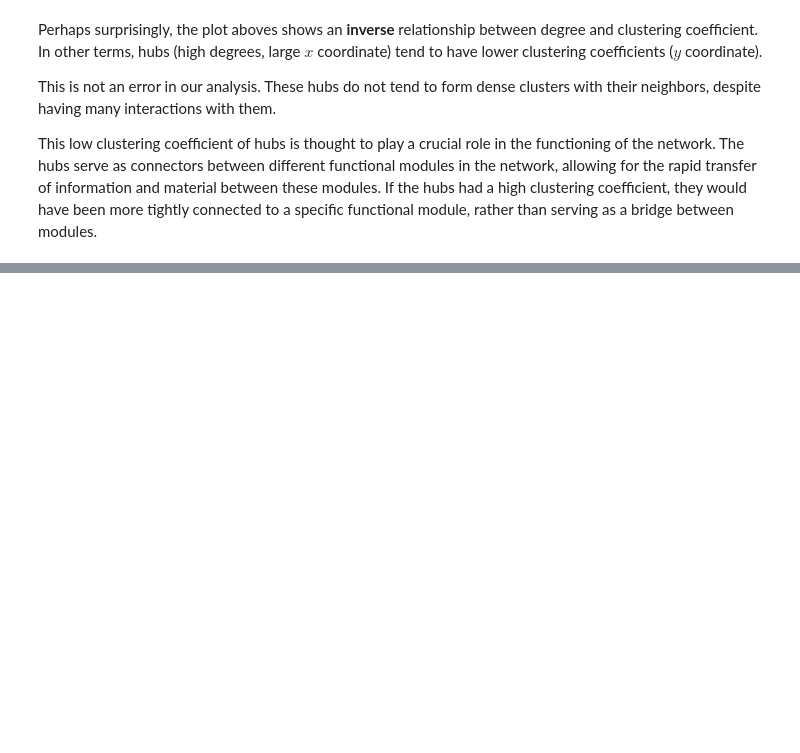
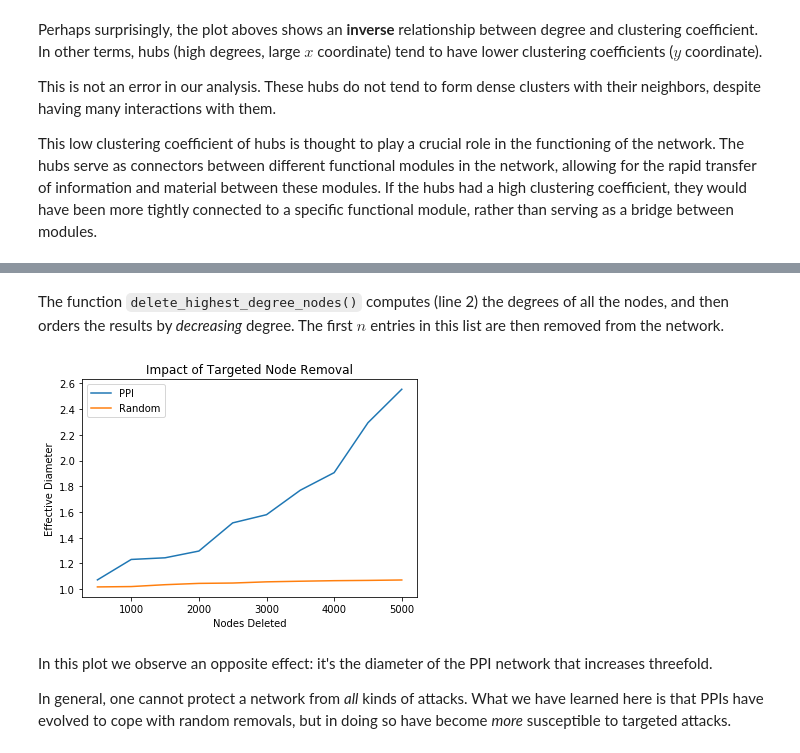
Before and after one commit to sales-lab/network-theory, a Jupyter notebook: index.ipynb, the cells around one changed output, grey strips where cells are left out. Drawn from its saved outputs; the diff is of its cells as text; code cells hidden in the pictures; blank space fills up the shorter version.

```diff
--- a/index.ipynb
+++ b/index.ipynb
@@ -229,0 +317,43 @@ This low clustering coefficient of hubs is thought to play a crucial role in the
+# %%
+def delete_highest_degree_nodes(g, n):
+    degrees = [(n.GetDeg(), n.GetId()) for n in g.Nodes()]
+    degrees.sort(reverse=True)
+
+    for _, id_ in degrees[:n]:
+        g.DelNode(id_)
+
+g_copy = g.ConvertGraph(snap.TUNGraph)
+initial_diameter = g_copy.GetBfsEffDiam(50)
+
+ppi_diameters = []
+for _ in tqdm(range(10)):
+    delete_highest_degree_nodes(g_copy, 500)
+    ppi_diameters.append(g_copy.GetBfsEffDiam(50) / initial_diameter)
+# %% [markdown]
+The function `delete_highest_degree_nodes()` computes (line 2) the degrees of all the nodes, and then orders the results by *decreasing* degree. The first $n$ entries in this list are then removed from the network.
+# %%
+rg_copy = rg.ConvertGraph(snap.TUNGraph)
+initial_diameter = rg_copy.GetBfsEffDiam(50)
+
+rnd_diameters = []
+for _ in tqdm(range(10)):
+    delete_highest_degree_nodes(rg_copy, 500)
+    rnd_diameters.append(rg_copy.GetBfsEffDiam(50) / initial_diameter)
+# %%
+fig, ax = plt.subplots()
+
+removed = [(i+1)*500 for i in range(len(ppi_diameters))]
+ax.plot(removed, ppi_diameters, label = "PPI")
+ax.plot(removed, rnd_diameters, label = "Random")
+ax.set_xlabel("Nodes Deleted")
+ax.set_ylabel("Effective Diameter")
+ax.set_title("Impact of Targeted Node Removal")
+
+ax.legend()
+plt.show()
+# %% [output]
+[figure, added]
+# %% [markdown]
+In this plot we observe an opposite effect: it's the diameter of the PPI network that increases threefold.
+
+In general, one cannot protect a network from *all* kinds of attacks. What we have learned here is that PPIs have evolved to cope with random removals, but in doing so have become *more* susceptible to targeted attacks.
```
Also changed, not shown: parts of 19 cells of this notebook, 1 other file.
